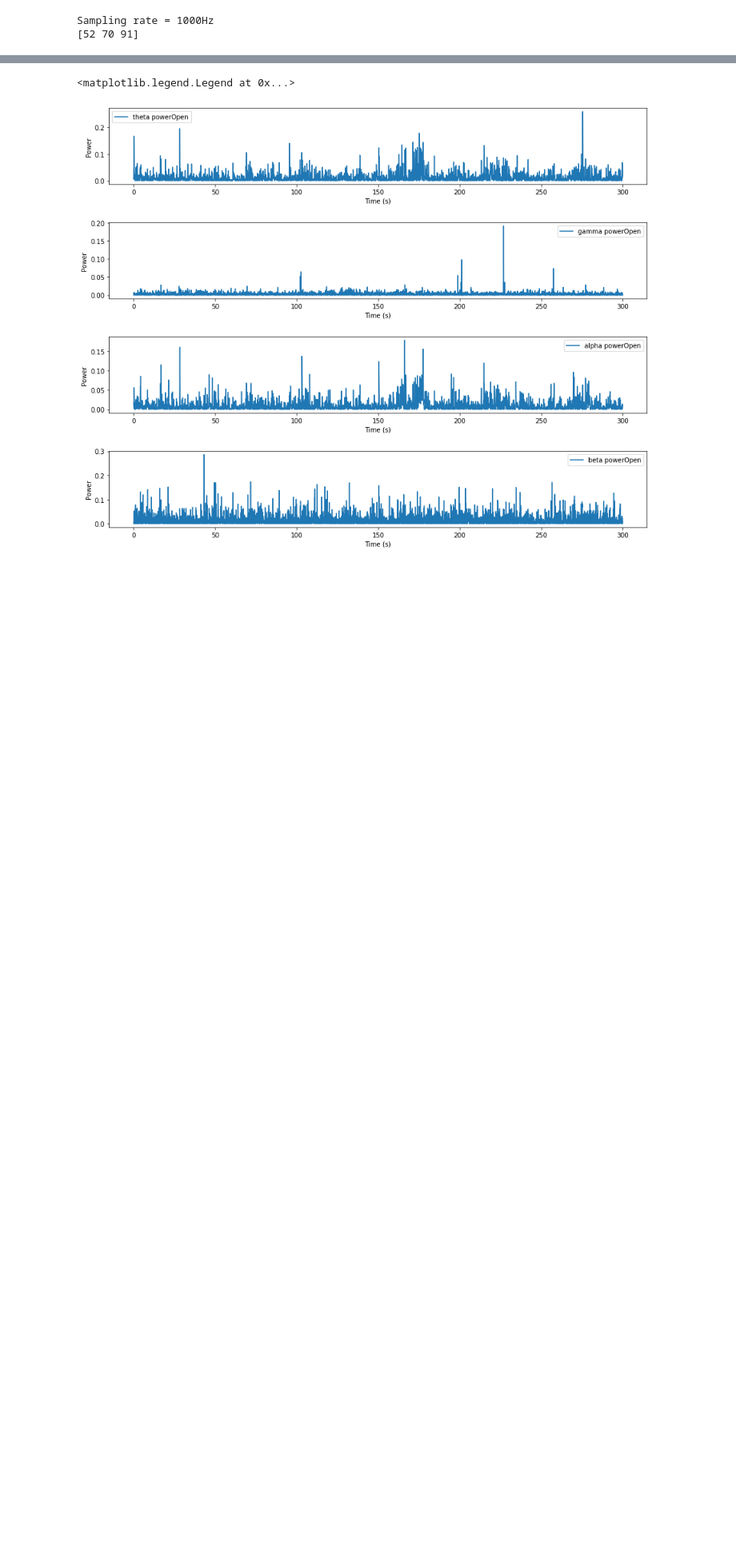
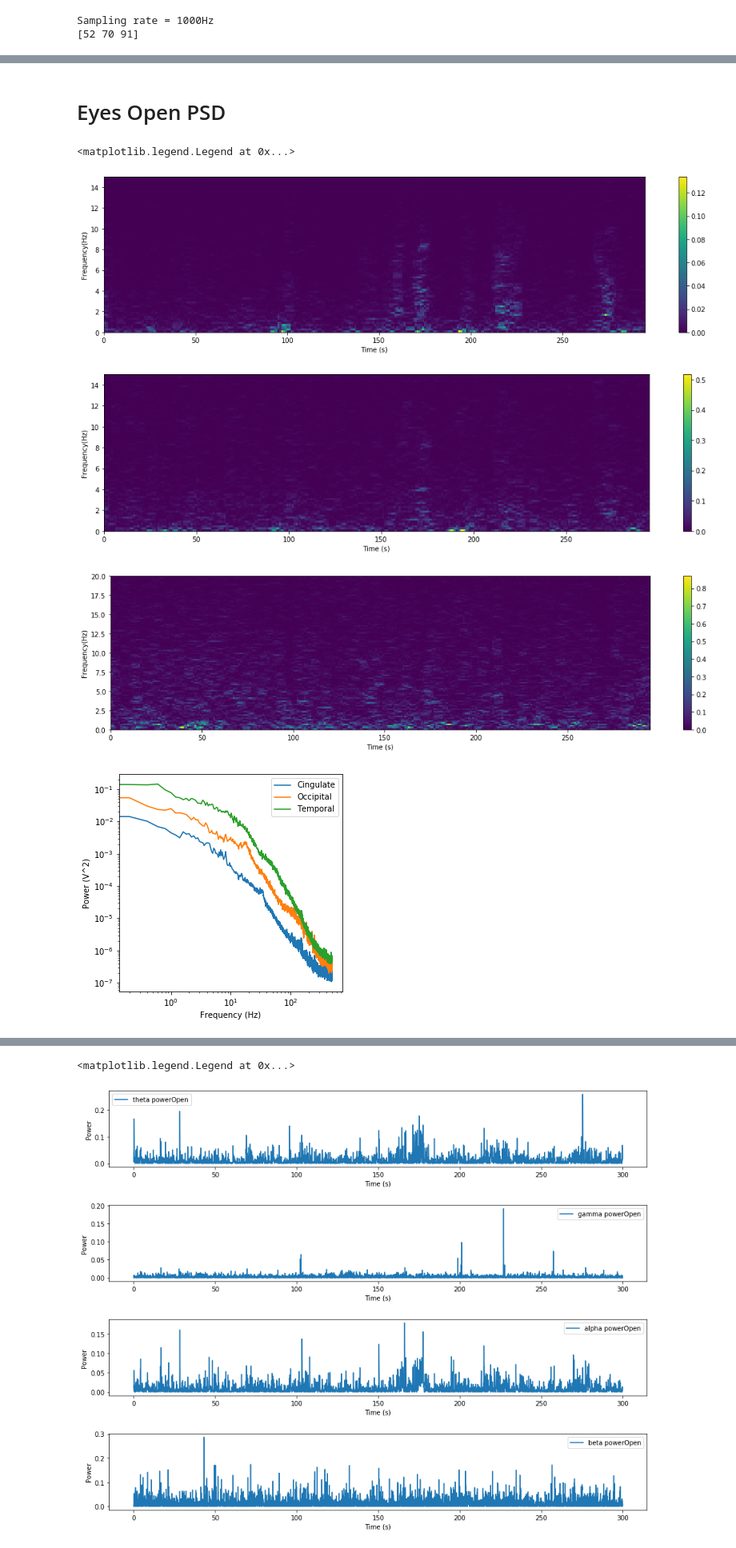
Before and after one commit to dylew898/Cogs118Project, a Jupyter notebook: Phase amplitude Coupling FINAL-Copy1.ipynb, the cells around one changed output, grey strips where cells are left out. Shown at 80% size. Drawn from its saved outputs; the diff is of its cells as text; code cells hidden in the pictures; blank space fills up the shorter version.

```diff
--- a/Phase amplitude Coupling FINAL-Copy1.ipynb
+++ b/Phase amplitude Coupling FINAL-Copy1.ipynb
@@ -49,0 +62,15 @@ Sampling rate = 1000Hz
+# %%
+#Sleep for each of the three labels
+anes0 = monkey_ecog_data['ecog_anes'][0,:]/1000
+anes1 = monkey_ecog_data['ecog_anes'][1,:]/1000
+anes2 = monkey_ecog_data['ecog_anes'][2,:]/1000
+
+#Eyes closed for each of the three labels
+eyesclosed0 = monkey_ecog_data['ecog_eyesclosed'][0,:]/1000
+eyesclosed1 = monkey_ecog_data['ecog_eyesclosed'][1,:]/1000
+eyesclosed2 = monkey_ecog_data['ecog_eyesclosed'][2,:]/1000
+
+#Eyes Open for each of the three labels
+eyesopen0 = monkey_ecog_data['ecog_eyesopen'][0,:]/1000
+eyesopen1 = monkey_ecog_data['ecog_eyesopen'][1,:]/1000
+eyesopen2 = monkey_ecog_data['ecog_eyesopen'][2,:]/1000
@@ -49,0 +127,42 @@ Sampling rate = 1000Hz
+# %% [markdown]
+# Eyes Open PSD
+# %%
+len_win = 5
+len_overlap = 4
+
+#Chan 0 Cingulate
+f_stft0, t_stft0, stft0 = my_stft(eyesopen0, fs, len_win, len_overlap)
+spg0 = abs(stft0/fs)**2
+psd0 = spg0.mean(axis=1)
+
+#Chan 1 Occipital
+f_stft1, t_stft1, stft1 = my_stft(eyesopen1, fs, len_win, len_overlap)
+spg1 = abs(stft1/fs)**2
+psd1 = spg1.mean(axis=1)
+
+#Chan 2 Temporal
+f_stft2, t_stft2, stft2 = my_stft(eyesopen2, fs, len_win, len_overlap)
+spg2 = abs(stft2/fs)**2
+psd2 = spg2.mean(axis=1)
+
+
+# use plot_spectrogram
+plot_spectrogram(spg0, t_stft0, f_stft0, plot_db=False, freq_lims=[0,15])
+plot_spectrogram(spg1, t_stft1, f_stft1, plot_db=False, freq_lims=[0,15])
+plot_spectrogram(spg2, t_stft2, f_stft2, plot_db=False, freq_lims=[0,20])
+
+
+# plot the PSD
+plt.figure(figsize=(5,5))
+plt.loglog(f_stft0, psd0, label = 'Cingulate')
+plt.loglog(f_stft1, psd1, label = 'Occipital')
+plt.loglog(f_stft2, psd2, label = 'Temporal')
+
+plt.xlabel('Frequency (Hz)'); plt.ylabel('Power (V^2)')
+plt.legend()
+# %% [output]
+<matplotlib.legend.Legend at 0x...>
+[figure, added]
+[figure, added]
+[figure, added]
+[figure, added]
```
Also changed, not shown: parts of 55 cells of this notebook, 1 other file.
